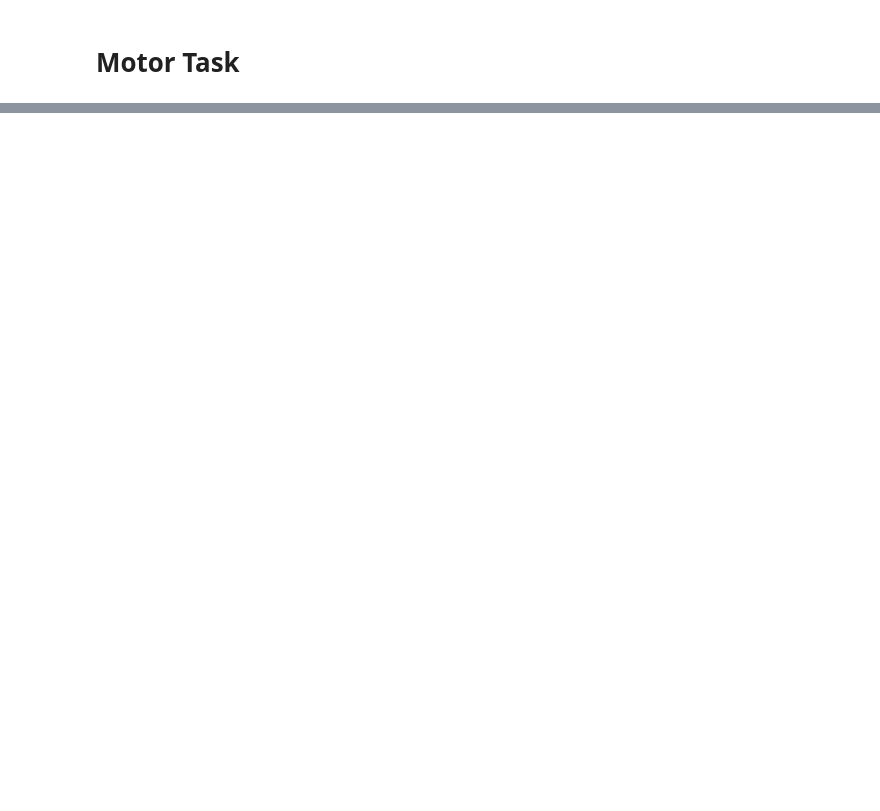
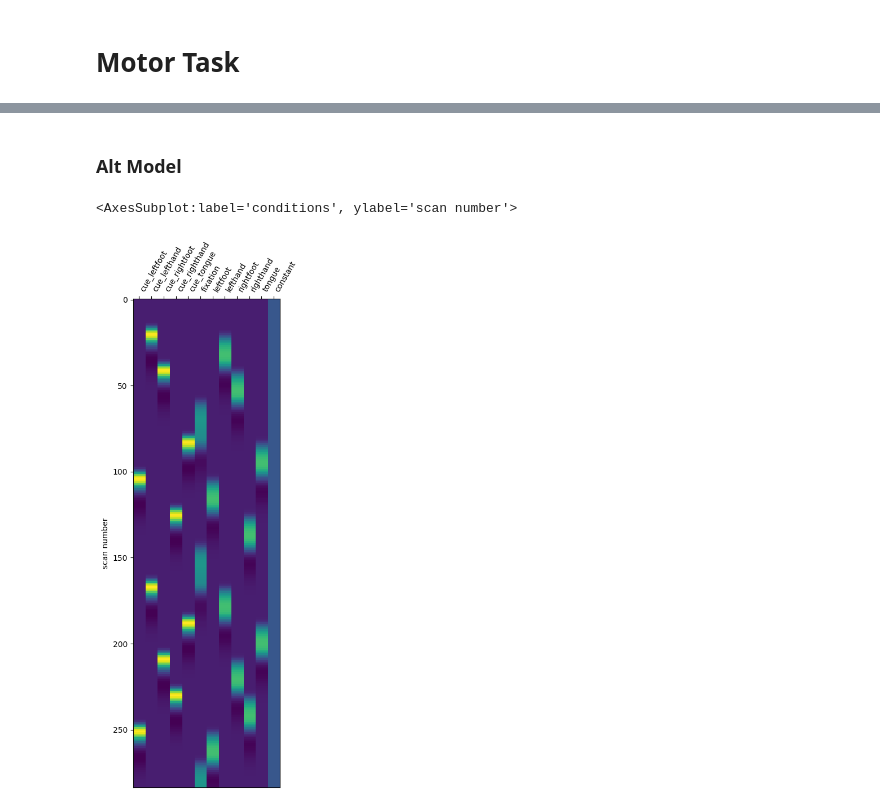
Before and after one commit to demidenm/hcpya_preprocess, a Jupyter notebook: scripts/taskbold/pilot_bold-models.ipynb, the cells around one changed output, grey strips where cells are left out. Cells and saved outputs as stored; diff of their text form; code cells hidden in the pictures; blank space fills up the shorter version.

```diff
--- a/scripts/taskbold/pilot_bold-models.ipynb
+++ b/scripts/taskbold/pilot_bold-models.ipynb
@@ -41,0 +95,2 @@ display(Markdown(f"![]({image_path})"))
+# %% [markdown]
+### Alt Model
@@ -41,0 +112,5 @@ display(Markdown(f"![]({image_path})"))
+# %%
+plot_design_matrix(design_matrix)
+# %% [output]
+<AxesSubplot:label='conditions', ylabel='scan number'>
+[figure, added]
```
Also changed, not shown: parts of 77 cells of this notebook.
